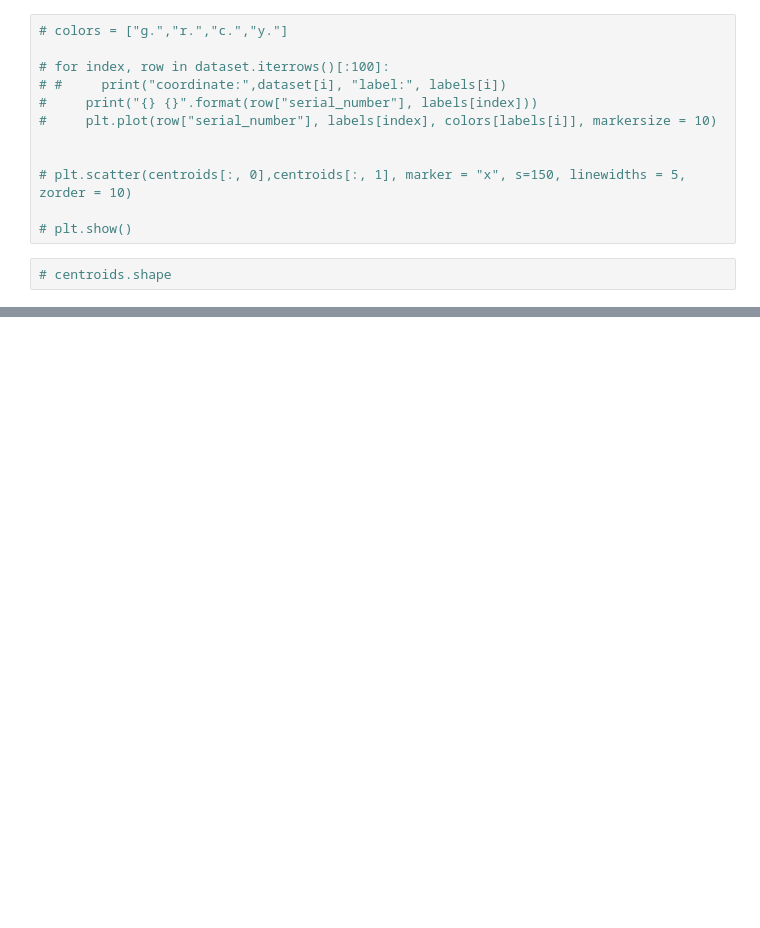
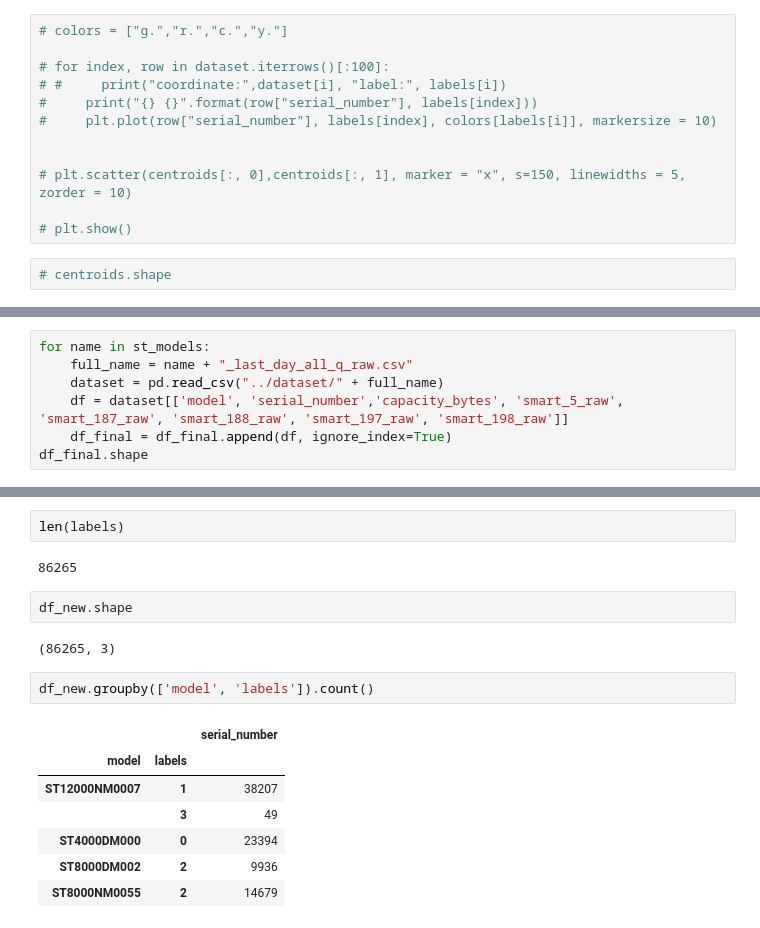
Before and after one commit to KarthikNA/Prediction-of-Hard-Drive-Failure, a Jupyter notebook: unsupervised/single_model.ipynb, the cells around one changed output, grey strips where cells are left out. Cells and saved outputs as stored; diff of their text form; blank space fills up the shorter version.

```diff
--- a/unsupervised/single_model.ipynb
+++ b/unsupervised/single_model.ipynb
@@ -111,0 +184,7 @@ print(len(l2))
+# %%
+for name in st_models:
+    full_name = name + "_last_day_all_q_raw.csv"
+    dataset = pd.read_csv("../dataset/" + full_name)
+    df = dataset[['model', 'serial_number','capacity_bytes', 'smart_5_raw', 'smart_187_raw', 'smart_188_raw', 'smart_197_raw', 'smart_198_raw']]
+    df_final = df_final.append(df, ignore_index=True)
+df_final.shape
@@ -111,0 +220,18 @@ print(len(l2))
+# %%
+len(labels)
+# %% [output]
+86265
+# %%
+df_new.shape
+# %% [output]
+(86265, 3)
+# %%
+df_new.groupby(['model', 'labels']).count()
+# %% [output]
+|  |  | serial_number |
+| model | labels |  |
+| ST12000NM0007 | 1 | 38207 |
+|  | 3 | 49 |
+| ST4000DM000 | 0 | 23394 |
+| ST8000DM002 | 2 | 9936 |
+| ST8000NM0055 | 2 | 14679 |
```
Also changed, not shown: parts of 29 cells of this notebook, 1 other file.
